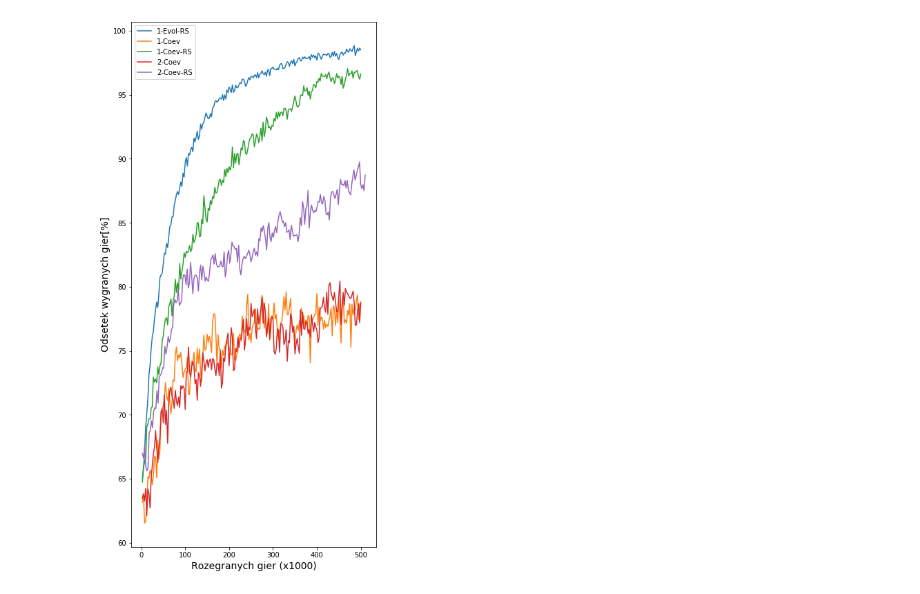
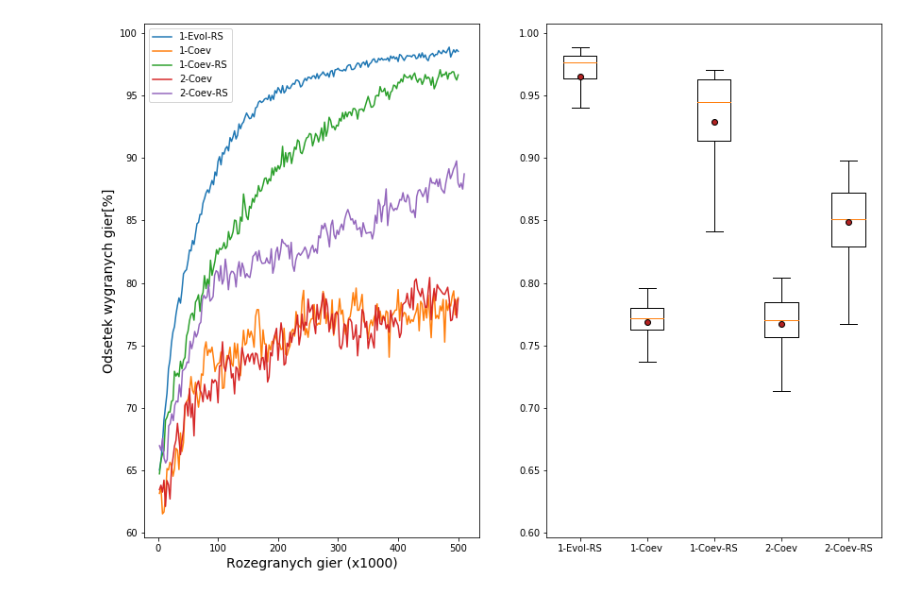
Before and after one commit to BeBa17/My_University, a Jupyter notebook: Zadanie1.ipynb, the cells around one changed output. Drawn from its saved outputs; the diff is of its cells as text; code cells hidden in the pictures.

Commit message:
with boxplot

```diff
--- a/Zadanie1.ipynb
+++ b/Zadanie1.ipynb
@@ -20,12 +20,27 @@ def count_avg(source):
 def draw_plot(source, label):
     plt.plot(source['effort']/1000, count_avg(source)*100, label=label)
     plt.legend()
+# %%
+def draw_plot2():
+    tab = []
+    tab2 = [[],[],[],[],[]]
+    for file in files:
+        source_transp = file.transpose()
+        tab.append(np.mean(source_transp[2:], axis=0))
+    for j, files_cell in enumerate(tab):
+        for i, each_value in enumerate(files_cell):
+            tab2[j].append([each_value]*(i+1))
+        tab2[j] = np.concatenate(tab2[j])
+    meanpointprops = dict(marker='o', markeredgecolor='black', markerfacecolor='firebrick')
+    plt.boxplot(tab2, sym=' ', showmeans=True, meanprops=meanpointprops, labels=labels);
 # %%
-plt.figure(figsize=(14,14))
-plt.subplot(121)
+are = plt.figure(figsize=(14,10))
+p1 = are.add_subplot(121)
 plt.xlabel("Rozegranych gier (x1000)", fontsize=14)
 plt.ylabel("Odsetek wygranych gier[%]", fontsize=14)
 for file, label in zip(files, labels):
     draw_plot(file, label)
+p2 = are.add_subplot(122)
+draw_plot2()
 # %% [output]
-[figure, old version]
+[figure, new version]
```
Also changed, not shown: parts of 4 cells of this notebook.
